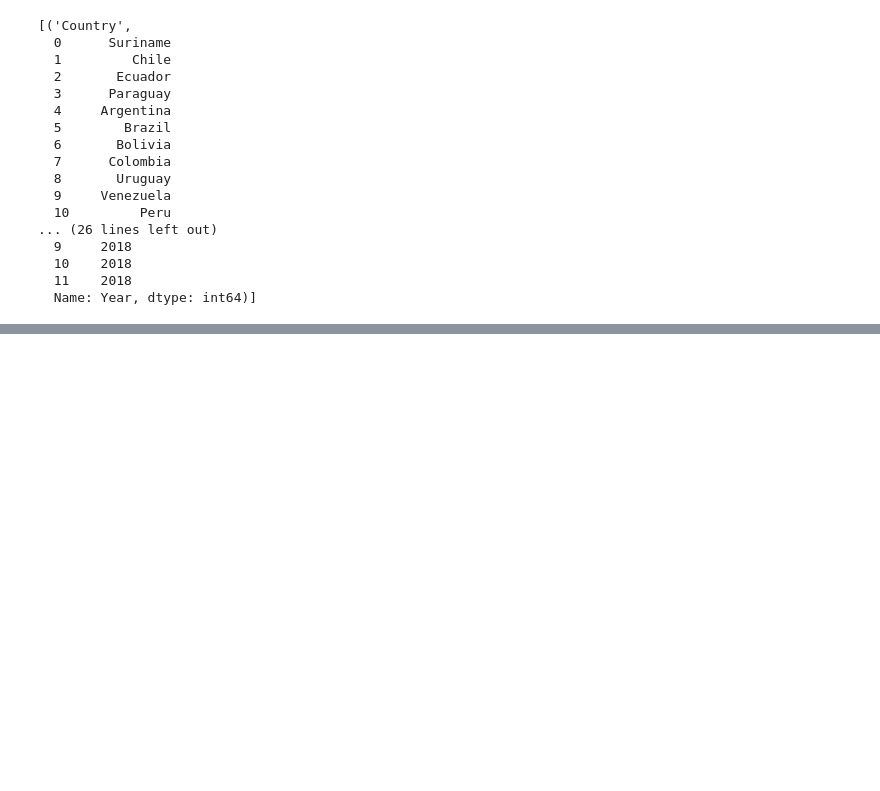
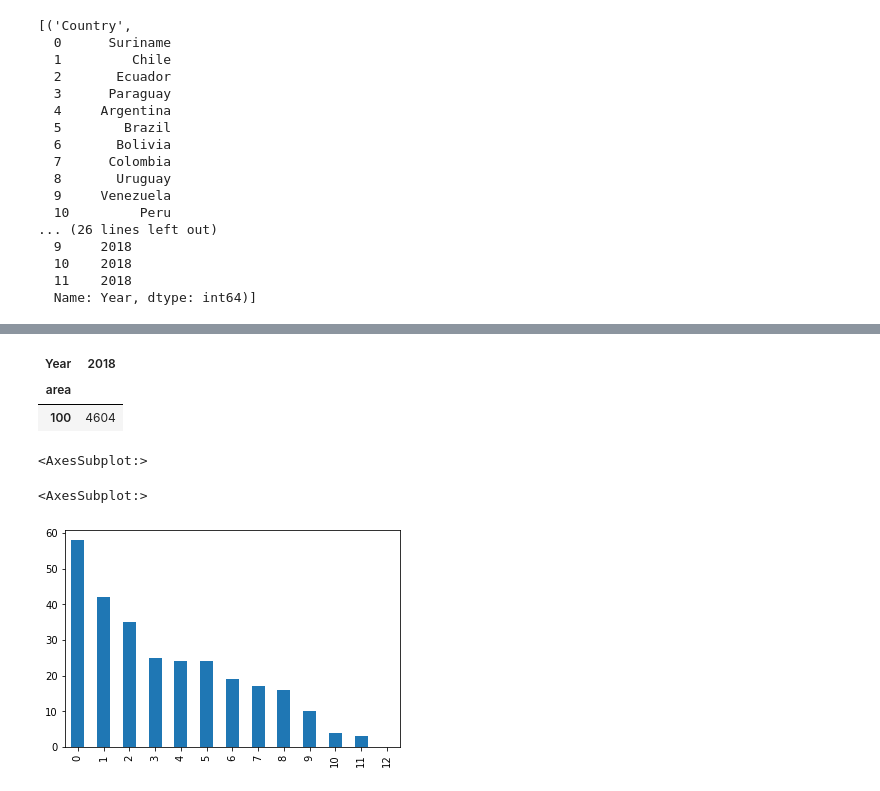
Before and after one commit to DCIDA2019/dcida2020ii-anaradi, a Jupyter notebook: Sep4/Tablas.ipynb, the cells around one changed output, grey strips where cells are left out. Drawn from its saved outputs; the diff is of its cells as text; code cells hidden in the pictures; blank space fills up the shorter version.

```diff
--- a/Sep4/Tablas.ipynb
+++ b/Sep4/Tablas.ipynb
@@ -196,0 +278,2 @@ list(data2.items())
+# %%
+dfSA3=pd.read_csv('densidadpoblacionSA.csv')
@@ -196,0 +452,7 @@ list(data2.items())
+# %%
+dfCA3['area'] = (10 **2)
+dfCA3.pivot_table('Population density (Number of people per square kilometer)', index='area', columns='Year', aggfunc='sum')
+# %% [output]
+| Year | 2018 |
+| area |  |
+| 100 | 4604 |
@@ -196,0 +461,9 @@ list(data2.items())
+# %%
+dfCA3['Population density (Number of people per square kilometer)'].plot(kind='bar')
+# %% [output]
+<AxesSubplot:>
+# %%
+dfSA3['Population density (Number of people per square kilometer)'].plot(kind='bar')
+# %% [output]
+<AxesSubplot:>
+[figure, added]
```
Also changed, not shown: parts of 73 cells of this notebook.
